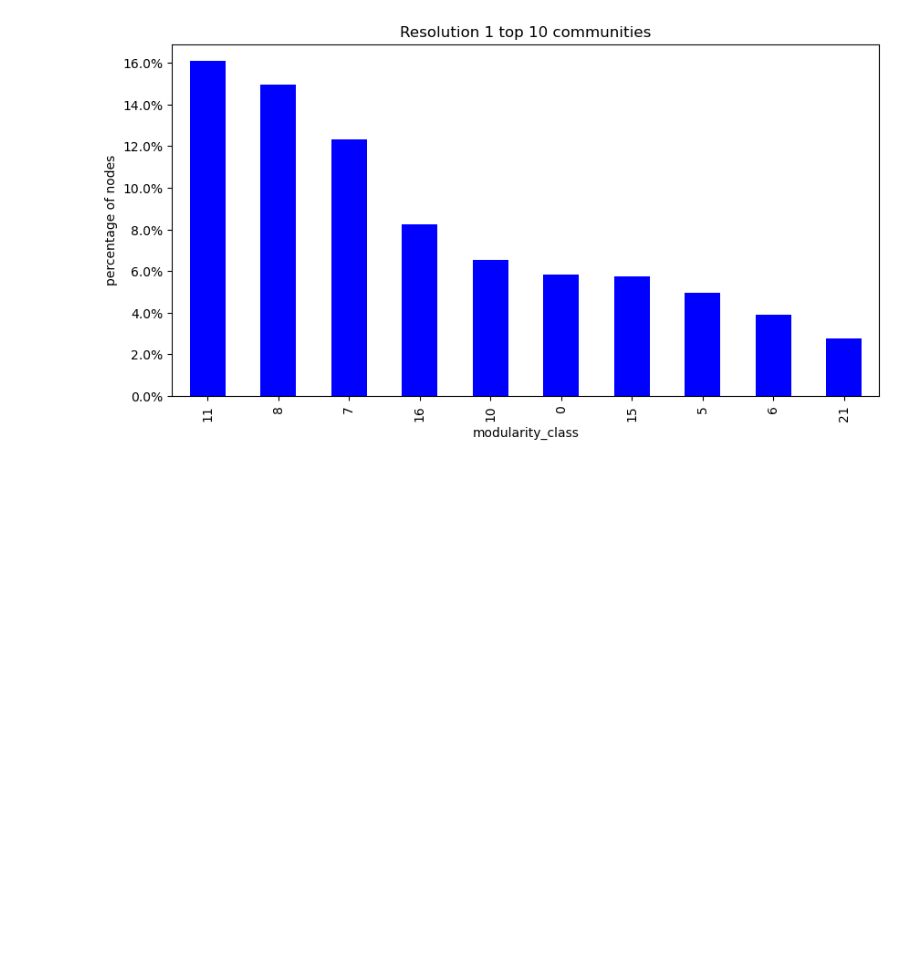
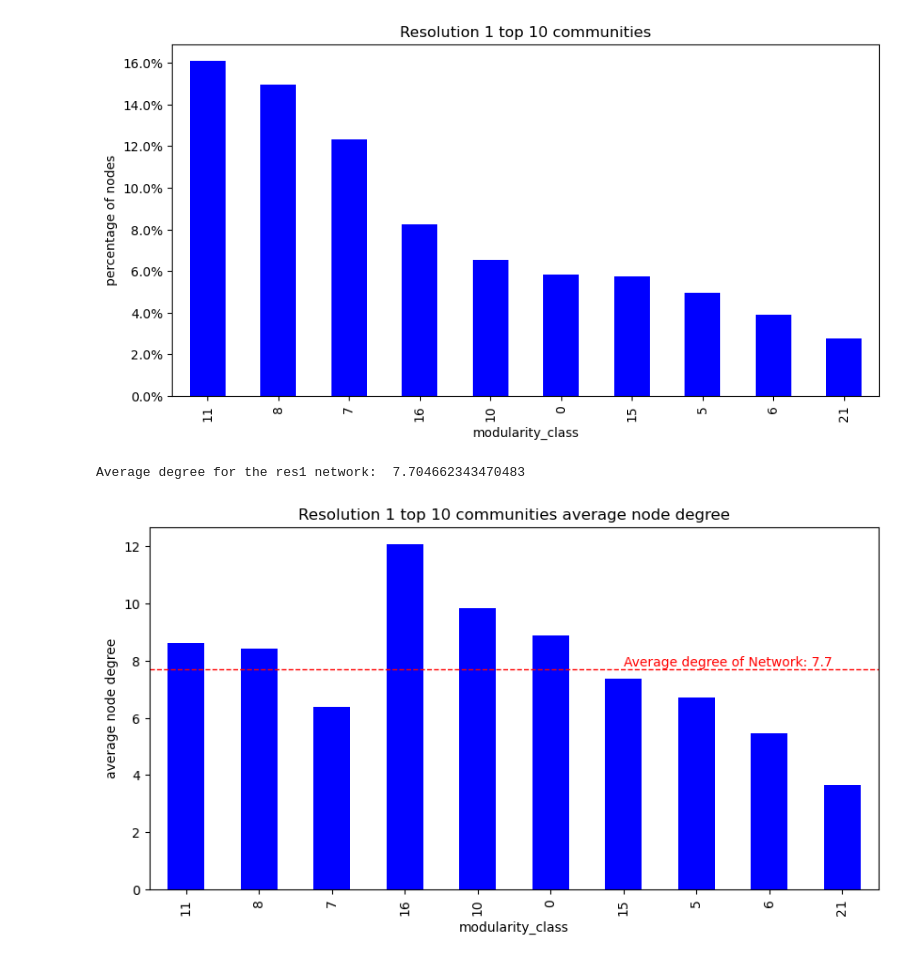
Before and after one commit to DMSN-P14/dmsn-groupproject, a Jupyter notebook: task1.ipynb, the cells around one changed output. Saved outputs shown, nothing was run; the diff lists cells and outputs as text; code cells hidden in the pictures; blank space fills up the shorter version.

```diff
--- a/task1.ipynb
+++ b/task1.ipynb
@@ -234,6 +272,25 @@ plt.show()
 Percentage of nodes in the top 10 communities:  0.8134783094812165
 Percentage of nodes in the top 100 communities:  0.9758497316636852
 [figure]
+# %%
+# average degree for the res1 network
+print('Average degree for the res1 network: ', res1['Degree'].mean())
+# top 10 communities average node degree
+res1_biggest.groupby('modularity_class').mean()['Degree'].plot(kind='bar', figsize=(10, 5), color='blue')
+# sort x axis by community size
+plt.gca().set_xticklabels(res1_biggest.groupby('modularity_class').size().sort_values(ascending=False).index)
+plt.title('Resolution 1 top 10 communities average node degree')
+plt.xlabel('modularity_class')
+plt.ylabel('average node degree')
+# annotate the average degree of the whole network
+plt.axhline(res1['Degree'].mean(), color='red', linestyle='dashed', linewidth=1)
+# label the average degree of the whole network
+plt.text(6, res1['Degree'].mean() + 0.1, 'Average degree of Network: ' + str(round(res1['Degree'].mean(), 2)), color='red')
+plt.savefig('top10 communities avg degree.png', dpi=300)
+plt.show()
+# %% [output]
+Average degree for the res1 network:  7.704662343470483
+[figure, added]
 # %%
 # # similarities and dissimilarities in res1
 
```
Also changed, not shown: parts of 4 cells of this notebook, 1 other file.
